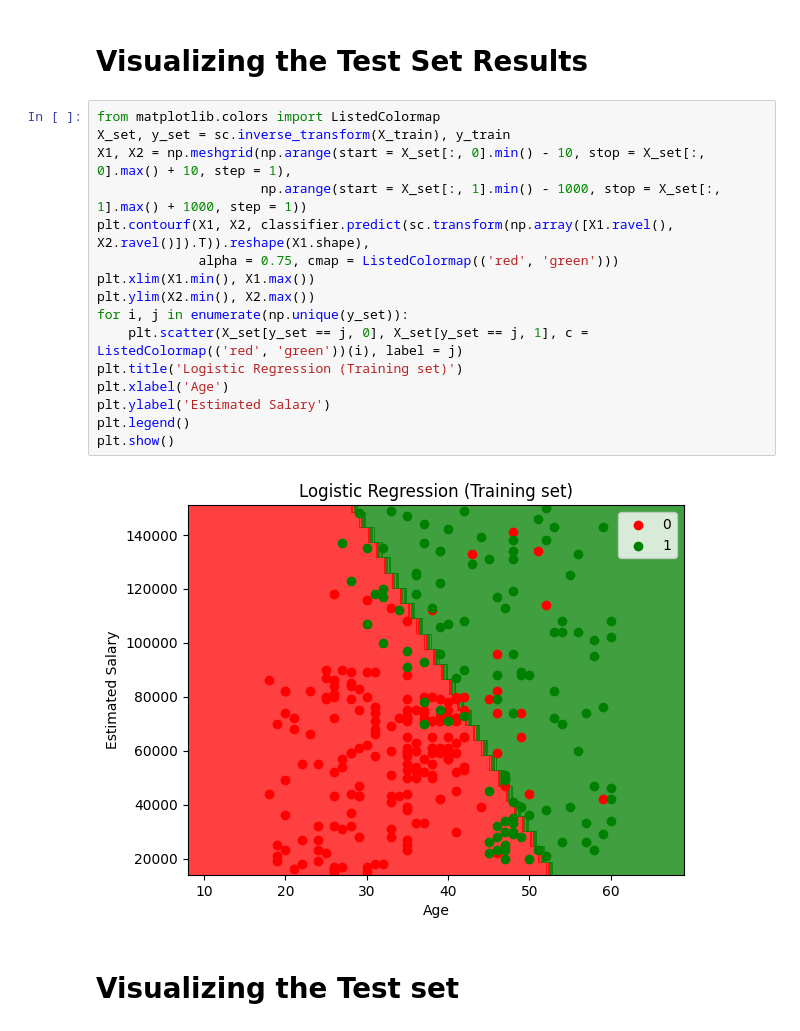
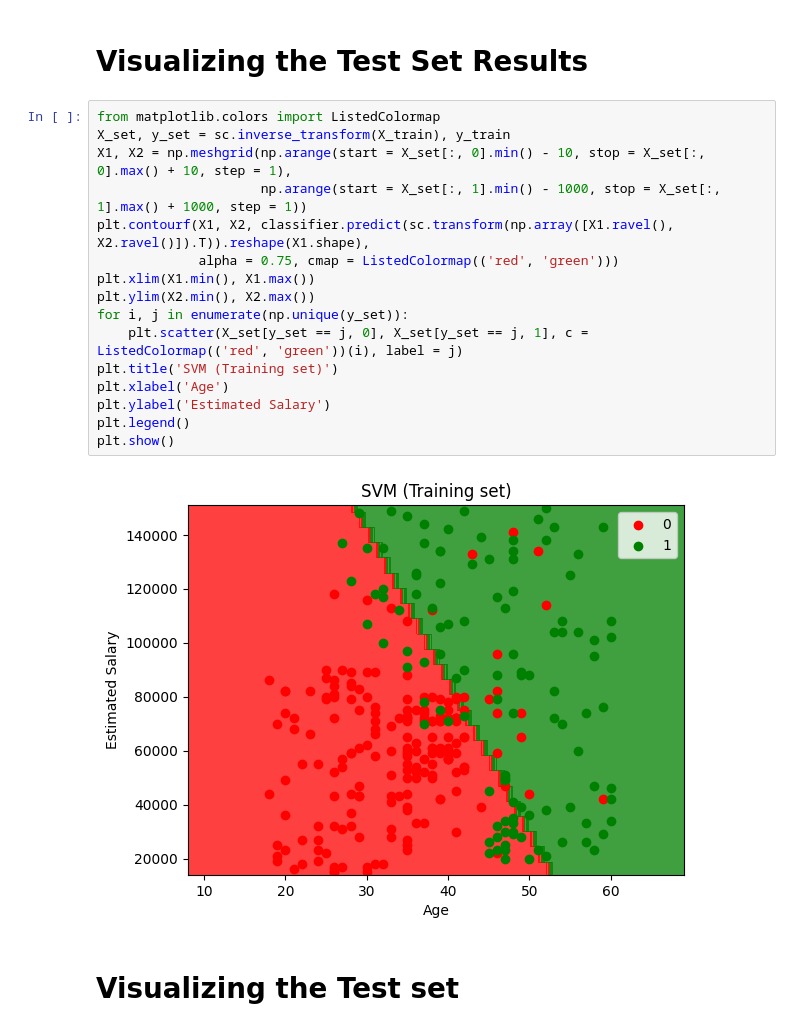
Before and after one commit to ronnin796/Classification_Templates, a Jupyter notebook: SVM/SVM.ipynb, the cells around one changed output. Drawn from its saved outputs; the diff is of its cells as text.

```diff
--- a/SVM/SVM.ipynb
+++ b/SVM/SVM.ipynb
@@ -76,21 +76,21 @@ print(precision_score(y_test, y_pred))
 # %%
 from matplotlib.colors import ListedColormap
 X_set, y_set = sc.inverse_transform(X_train), y_train
 X1, X2 = np.meshgrid(np.arange(start = X_set[:, 0].min() - 10, stop = X_set[:, 0].max() + 10, step = 1),
                      np.arange(start = X_set[:, 1].min() - 1000, stop = X_set[:, 1].max() + 1000, step = 1))
 plt.contourf(X1, X2, classifier.predict(sc.transform(np.array([X1.ravel(), X2.ravel()]).T)).reshape(X1.shape),
              alpha = 0.75, cmap = ListedColormap(('red', 'green')))
 plt.xlim(X1.min(), X1.max())
 plt.ylim(X2.min(), X2.max())
 for i, j in enumerate(np.unique(y_set)):
     plt.scatter(X_set[y_set == j, 0], X_set[y_set == j, 1], c = ListedColormap(('red', 'green'))(i), label = j)
-plt.title('Logistic Regression (Training set)')
+plt.title('SVM (Training set)')
 plt.xlabel('Age')
 plt.ylabel('Estimated Salary')
 plt.legend()
 plt.show()
 # %% [output]
-[figure, old version]
+[figure, new version]
 # %% [markdown]
 # Visualizing the Test set
 # %%
```
Also changed, not shown: parts of 1 cell of this notebook, 5 other files.
